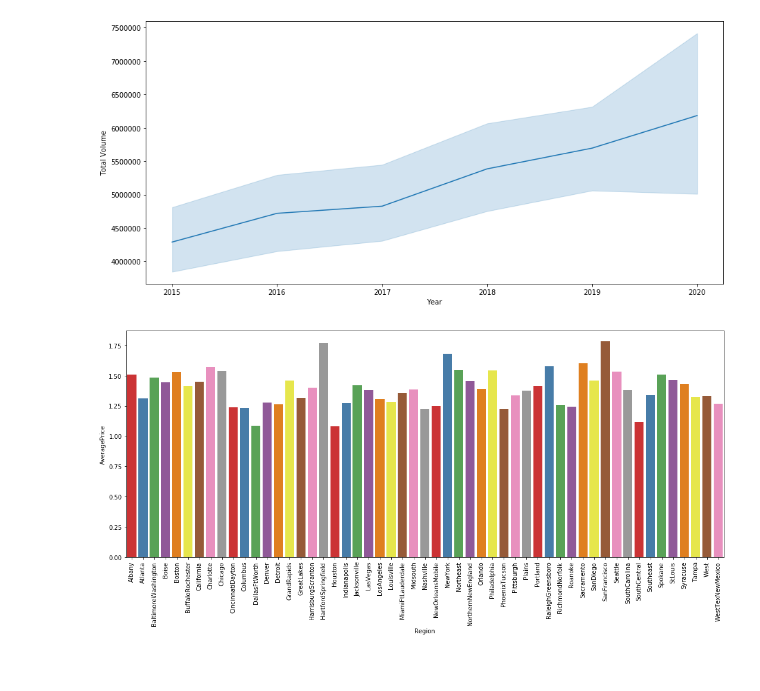
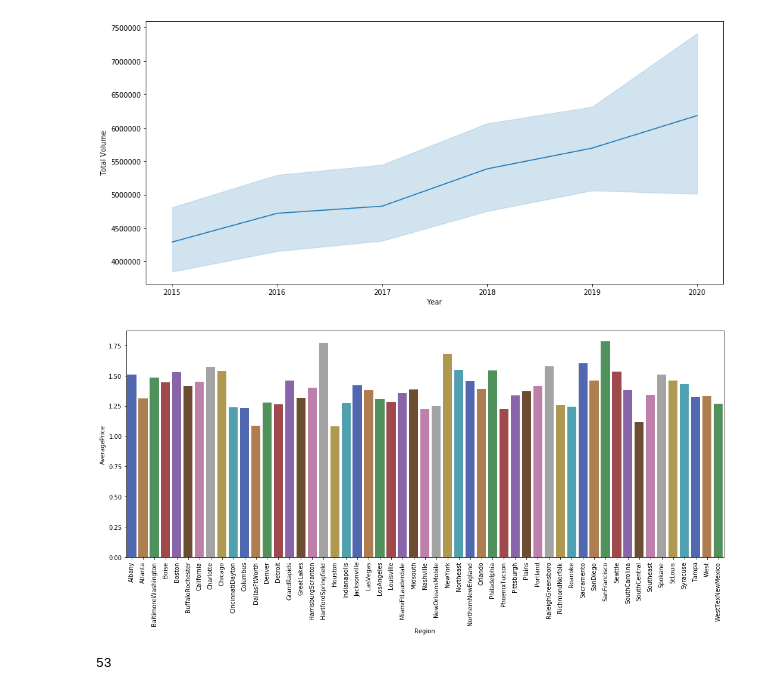
Before and after one commit to SoroushGhaderi/avocado_prices_data_analysis_machine_learning, a Jupyter notebook: avocado_data_analysis.ipynb, the cells around one changed output. Drawn from its saved outputs; the diff is of its cells as text; code cells hidden in the pictures.

Commit message:
edit palette

```diff
--- a/avocado_data_analysis.ipynb
+++ b/avocado_data_analysis.ipynb
@@ -63,8 +63,13 @@ plt.show()
 [figure]
 # %%
 plt.figure(figsize=(18, 7))
-sns.barplot(x= "Region", y= "AveragePrice", data = average_total_per_year_month_region, palette="Set1", ci= False)
+sns.barplot(x= "Region", y= "AveragePrice", data = average_total_per_year_month_region, ci= False,
+            palette=sns.color_palette("bright", n_colors=53, desat=.5))
 plt.xticks(rotation = 90)
 plt.show()
 # %% [output]
-[figure, old version]
+[figure, new version]
+# %%
+avocado["Region"].nunique()
+# %% [output]
+53
```
